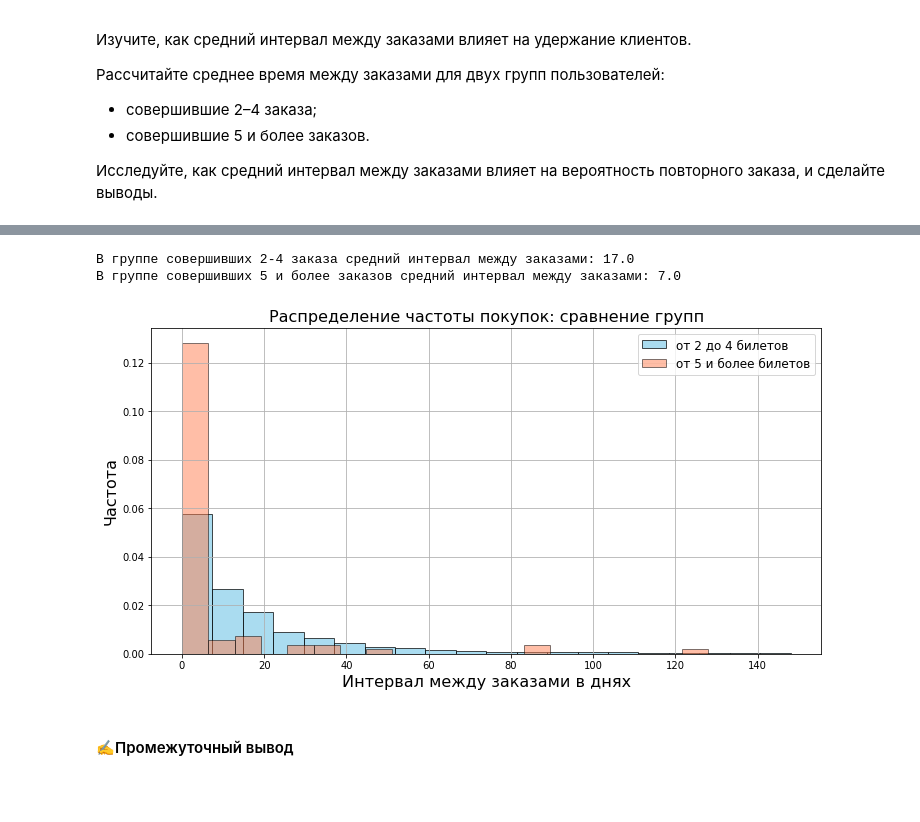
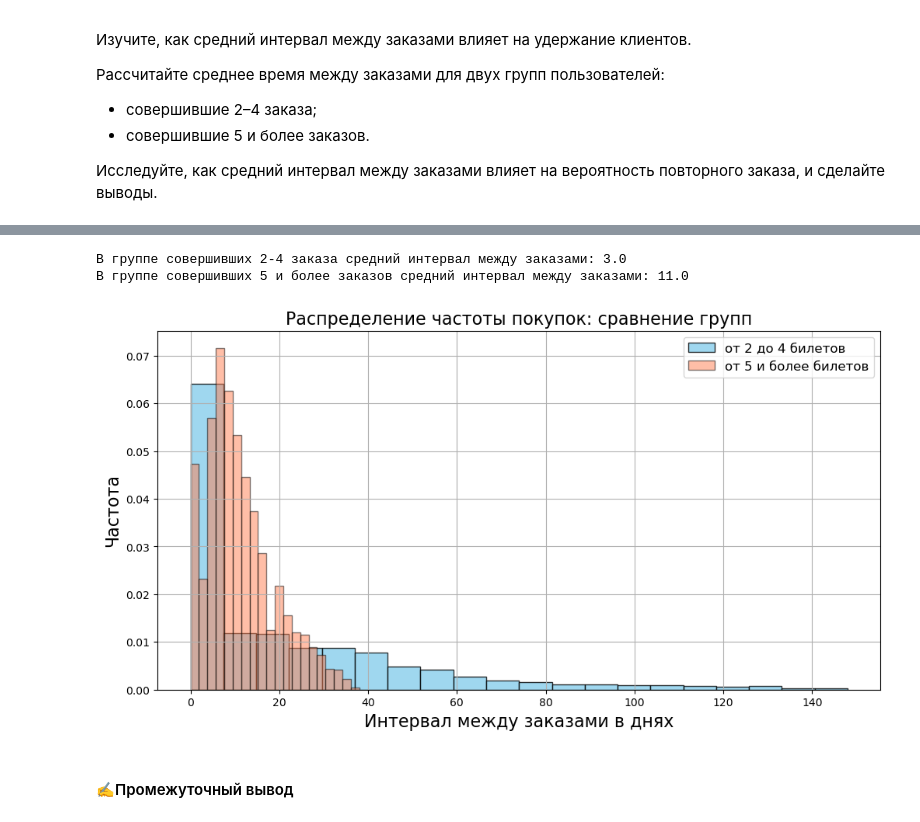
Before and after one commit to Godzula-Alex/project_module2, a Jupyter notebook: Анализ лояльности пользователей Яндекс Афиши.ipynb, the cells around one changed output, grey strips where cells are left out. Drawn from its saved outputs; the diff is of its cells as text; code cells hidden in the pictures; blank space fills up the shorter version.

```diff
--- a/Анализ лояльности пользователей Яндекс Афиши.ipynb
+++ b/Анализ лояльности пользователей Яндекс Афиши.ipynb
@@ -186,3 +184,14 @@ db_config = {'user': 'praktikum_student', # имя пользователя
+# %%
+# Пишем настройки неоходимые для подключения к СУБД через .env
+load_dotenv()
+
+db_config = {
+    'host': os.getenv('DB_HOST'),
+    'port': int(os.getenv('DB_PORT')),
+    'db': os.getenv('DB_NAME'),
+    'user': os.getenv('DB_USER'),
+    'pwd': os.getenv('DB_PASSWORD')
+}
 # %%
 # Создаем строку для подключения
 connection_string = 'postgresql://{}:{}@{}:{}/{}'.format(
@@ -2041,15 +2079,15 @@ def two_segment(count):
     else:
         return 'Ошибка'
 df_two_segments = df_profile_filtred.copy()
-df_two_segments['segments'] = df_profile_filtred['mean_tickets'].apply(two_segment)
+df_two_segments['segments'] = df_profile_filtred['count_order'].apply(two_segment)
 # %%
-mean_for_segments = round(df_two_segments.groupby('segments')['mean_days'].mean())
+mean_for_segments = round(df_two_segments.groupby('segments')['count_order'].mean())
 
 print(f'В группе совершивших 2-4 заказа средний интервал между заказами: {mean_for_segments[1]}')
 print(f'В группе совершивших 5 и более заказов средний интервал между заказами: {mean_for_segments[2]}')
 # %% [output]
-В группе совершивших 2-4 заказа средний интервал между заказами: 17.0
-В группе совершивших 5 и более заказов средний интервал между заказами: 7.0
+В группе совершивших 2-4 заказа средний интервал между заказами: 3.0
+В группе совершивших 5 и более заказов средний интервал между заказами: 11.0
 # %%
 data_filtered_segment_two = df_two_segments[df_two_segments['segments'] == 'от 2 до 4 билетов']
 data_filtered_segment_five = df_two_segments[df_two_segments['segments'] == 'от 5 и более билетов']
@@ -2059,35 +2097,35 @@ plt.figure(figsize=(12, 6))
 
 # Гистограмма 1: Только is_five == 1
 plt.hist(
     data_filtered_segment_two['mean_days'],
     bins=20,
     edgecolor='black',
-    alpha=0.7,  # Прозрачность для наложения
+    alpha=0.8,  # Прозрачность для наложения
     color='skyblue',
     label='от 2 до 4 билетов',
     density=True
 )
 
 # Гистограмма 2: Только is_two == 1, без is_five == 1
 plt.hist(
     data_filtered_segment_five['mean_days'],
     bins=20,  # Лучше использовать те же bins для сравнения
     edgecolor='black',
     alpha=0.5,  # Меньше прозрачности, чтобы была видима
     color='coral',
     label='от 5 и более билетов',
     density=True
 )
 
 # Настройка графика
 plt.title('Распределение частоты покупок: сравнение групп', fontsize=16)
 plt.xlabel('Интервал между заказами в днях', fontsize=16)
 plt.ylabel('Частота', fontsize=16)
 plt.legend(fontsize=12)
 plt.grid(alpha=1)
 plt.show()
 # %% [output]
-[figure, old version]
+[figure, new version]
 # %% [markdown]
 #### ✍️Промежуточный вывод
 # %% [markdown]
```
Also changed, not shown: parts of 66 cells of this notebook.
